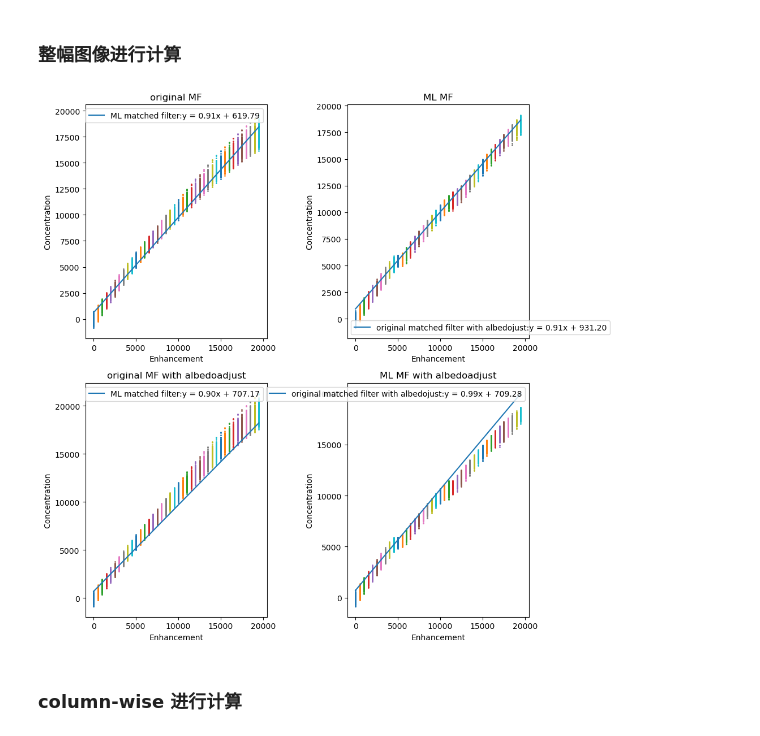
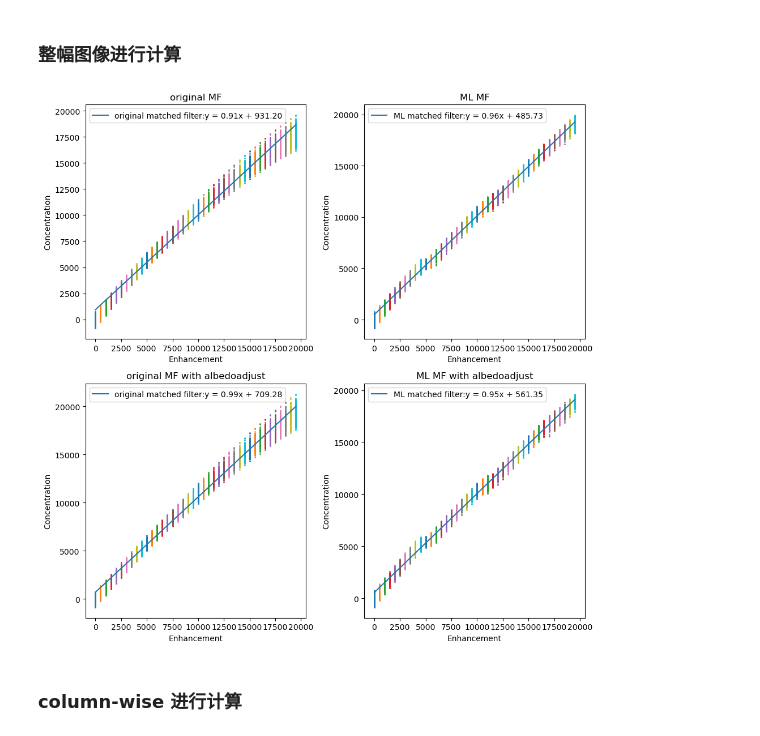
Before and after one commit to Emeric53/MF, a Jupyter notebook: MatchedFilter/algorithm_modification.ipynb, the cells around one changed output. Saved outputs shown, nothing was run; the diff lists cells and outputs as text; code cells hidden in the pictures.

```diff
--- a/MatchedFilter/algorithm_modification.ipynb
+++ b/MatchedFilter/algorithm_modification.ipynb
@@ -619,7 +619,7 @@ def MLmf_run_plot(ax1,ax2,*args):
     uaslist = []
     _,uas = gu.generate_range_uas_AHSI(0,36000,2150,2500)
     uaslist.append(uas)
-    uasrange = np.arange(0,46000,4000)
+    uasrange = np.arange(4000,46000,4000)
     for i in uasrange:
         _,uas = gu.generate_range_uas_AHSI(i,i+6000,2150,2500)
         uaslist.append(uas)
@@ -630,42 +630,44 @@ def MLmf_run_plot(ax1,ax2,*args):
     for enhancement in enhancements:
         # 生成2%像素浓度增强的模拟影像
         simulated_image,enhanced_mask,unenhanced_mask = enhancement_2perc(enhancement)
         # 使用匹配滤波算法计算浓度增强
         originalresult,result = ML_matched_filter(simulated_image,uaslist,*args)
         # 计算增强和未增强像素的平均浓度
-        enhanced = result[enhanced_mask]
-        unenhanced = result[unenhanced_mask]
+
+        enhanced = originalresult[enhanced_mask]
+        unenhanced = originalresult[unenhanced_mask]
         resultlist.append(np.mean(enhanced))
-        enhanced2 = originalresult[enhanced_mask]
-        unenhanced2 = originalresult[unenhanced_mask]
+        ax1.plot(enhancement*np.ones(len(enhanced)), enhanced, marker='o', markersize = 1, linestyle='None')
+
+        enhanced2 = result[enhanced_mask]
+        unenhanced2 = result[unenhanced_mask]
         resultlist2.append(np.mean(enhanced2))
-        ax2.plot(enhancement*np.ones(len(enhanced)), enhanced, marker='o', markersize = 1, linestyle='None')
-        ax1.plot(enhancement*np.ones(len(enhanced2)), enhanced2, marker='o', markersize = 1, linestyle='None')
-    polyfit_plot(enhancements,resultlist,ax1,"ML matched filter")
-    polyfit_plot(enhancements,resultlist2,ax2,"original matched filter with albedojust")
+        ax2.plot(enhancement*np.ones(len(enhanced2)), enhanced2, marker='o', markersize = 1, linestyle='None')
+    polyfit_plot(enhancements,resultlist,ax1,"original matched filter")
+    polyfit_plot(enhancements,resultlist2,ax2,"ML matched filter")
 
 
 def ML_matched_filter_test():
     fig,axes = plt.subplots(2,2,figsize=(10,10))
     ax1,ax2,ax3,ax4 = axes.flatten()
 
     MLmf_run_plot(ax1,ax2,False)
     MLmf_run_plot(ax3,ax4,True)
 
 
     set_plot_details(ax1, "original MF", "Enhancement", "Concentration")
     set_plot_details(ax2, "ML MF", "Enhancement", "Concentration")
     set_plot_details(ax3, "original MF with albedoadjust", "Enhancement", "Concentration")
     set_plot_details(ax4, "ML MF with albedoadjust", "Enhancement", "Concentration")
 
     plt.tight_layout()
     plt.show()
 
     return None
 
 ML_matched_filter_test()
 # %% [output]
-[figure, old version]
+[figure, new version]
 # %% [markdown]
 ### column-wise 进行计算
 # %%
```
Also changed, not shown: parts of 5 cells of this notebook.
